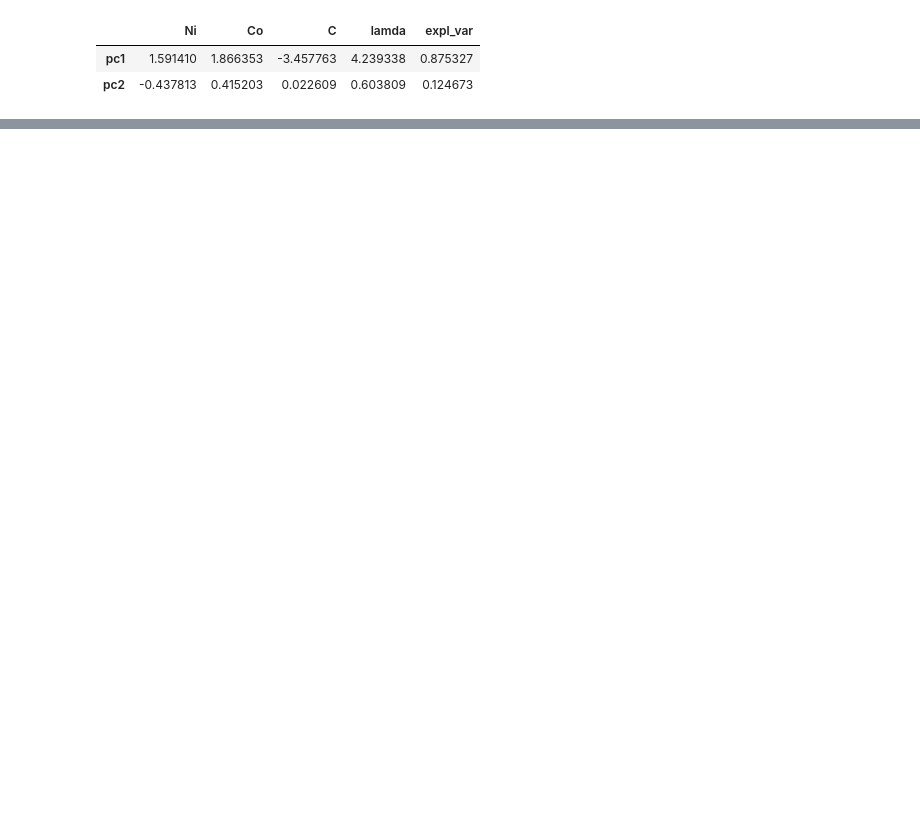
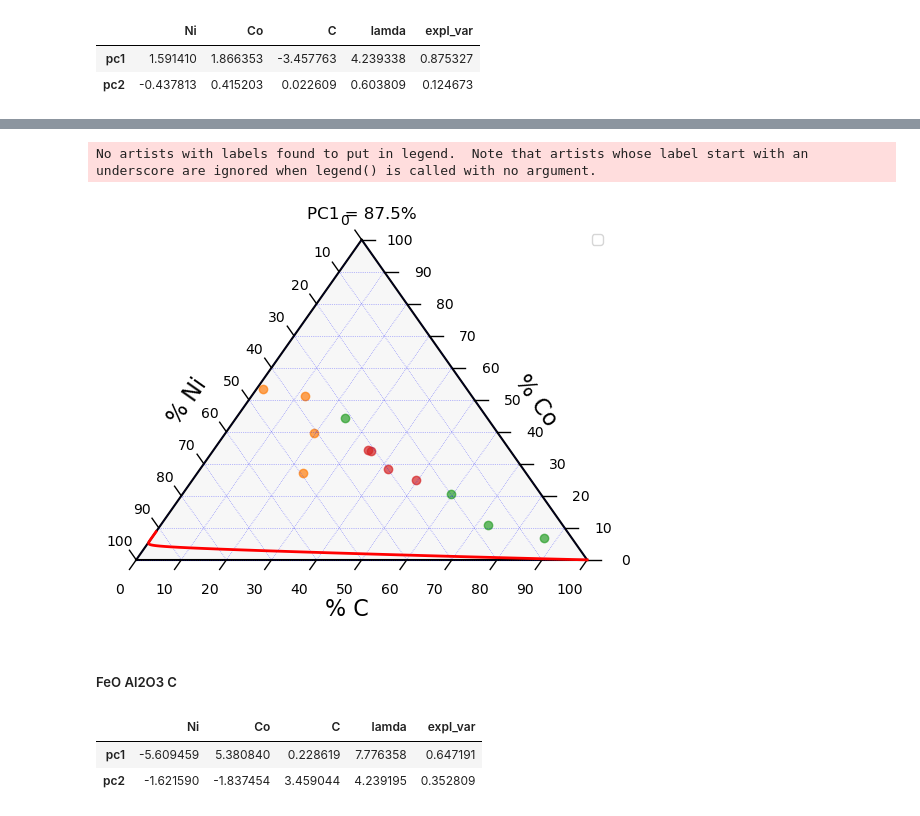
Before and after one commit to AntonWangDTU/coda_exam, a Jupyter notebook: src/2-meteorites.ipynb, the cells around one changed output, grey strips where cells are left out. Cells and saved outputs as stored; diff of their text form; code cells hidden in the pictures; blank space fills up the shorter version.

```diff
--- a/src/2-meteorites.ipynb
+++ b/src/2-meteorites.ipynb
@@ -399,0 +434,75 @@ tax.show()
+# %%
+# Select subcomposition
+MgO_SiO2_Carbon = data[['Ni', 'Co', 'C']]
+MgO_SiO2_Carbon = MgO_SiO2_Carbon.coda.closure(100)
+
+# Get geometric mean (in original space)
+gm = MgO_SiO2_Carbon.coda.gmean()
+
+# Get PC1 eigenvector (direction)
+e_PC1 = loadings.iloc[0, 0:3]
+
+# Sweep a range of alpha values
+alpha_range = np.linspace(-3, 3, 100)
+compositional_line = []
+
+for alpha in alpha_range:
+    perturbed = np.exp(alpha * e_PC1) * gm
+    closed = perturbed / np.sum(perturbed) * 100  # close to 100%
+    compositional_line.append(closed)
+
+compositional_line = np.array(compositional_line)
+
+# Compute explained variance percentages
+explained_var = eig_val / np.sum(eig_val)
+pc1_var = explained_var[0] * 100
+pc2_var = explained_var[1] * 100
+
+# Get the ternary plot object
+tax = plot.ternary(MgO_SiO2_Carbon, center=True, descr=data['Type'])
+
+
+
+# Plot the compositional line (note: reorder to [C, SiO2, MgO])
+line_points = compositional_line[:, [2, 1, 0]].tolist()
+tax.plot(line_points, color='red', linewidth=2)
+
+# Add explained variance as plot title
+tax.get_axes().set_title(f"PC1 = {pc1_var:.1f}%", fontsize=12)
+
+# Add legend for the types
+tax.legend()
+
+# Show plot
+tax.show()
+# %% [output]
+No artists with labels found to put in legend.  Note that artists whose label start with an underscore are ignored when legend() is called with no argument.
+[figure, added]
+# %% [markdown]
+##### FeO Al2O3 C
+# %%
+
+Fe_Al2O3_C = data[['Ni', 'Co', 'C']]
+
+#Apply closure to 100
+Fe_Al2O3_C = Ni_Co_Carbon.coda.closure(100)
+
+#Center the data
+Fe_Al2O3_C = Ni_Co_Carbon.coda.center()
+
+#Clr transform
+Fe_Al2O3_C = Ni_Co_Carbon.coda.clr()
+# Run svd
+scores, eig_val, loadings = coda.pca._svd(Fe_Al2O3_C)
+explained_var = eig_val/sum(eig_val)
+
+loadings['lamda'] = eig_val[:2]
+loadings['expl_var'] = explained_var[:2]
+
+
+PC1 = loadings.iloc
+loadings
+# %% [output]
+|  | Ni | Co | C | lamda | expl_var |
+| pc1 | -5.609459 | 5.380840 | 0.228619 | 7.776358 | 0.647191 |
+| pc2 | -1.621590 | -1.837454 | 3.459044 | 4.239195 | 0.352809 |
```
Also changed, not shown: parts of 10 cells of this notebook, 6 other files.
